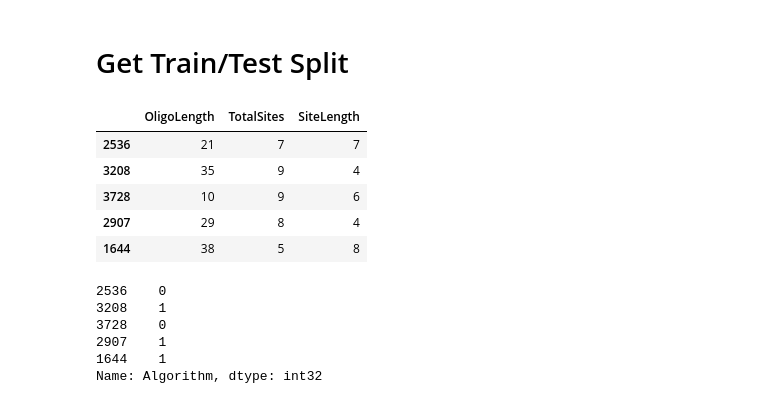
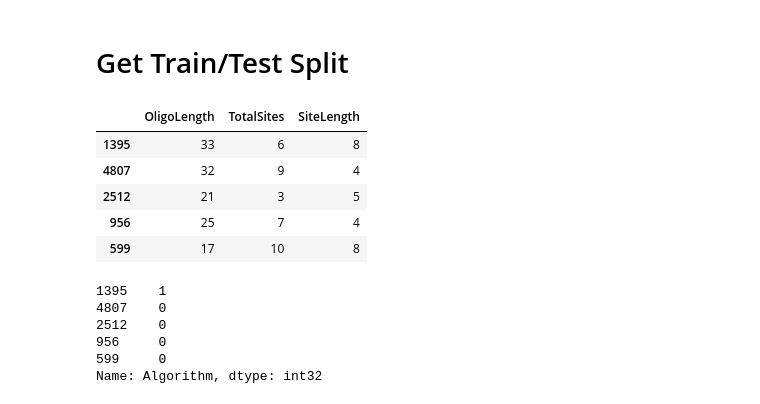
Before and after one commit to wrickord/CutFree, a Jupyter notebook: cutfree-models/Property-Model-V2.ipynb, the cells around one changed output. Drawn from its saved outputs; the diff is of its cells as text; code cells hidden in the pictures.

```diff
--- a/cutfree-models/Property-Model-V2.ipynb
+++ b/cutfree-models/Property-Model-V2.ipynb
@@ -22,7 +20,8 @@ import tensorflow as tf
 # Get Data
 # %%
 file_path = os.path.normpath(os.getcwd() + os.sep + os.pardir) + "/cutfree-simulations/runtime_data_v2.csv"
-df = pd.read_csv(file_path)
+df_original = pd.read_csv(file_path)
+df = df_original.copy()
 df.iloc[0]
 # %% [output]
 Oligo                        NNNNNN
@@ -46,0 +48,11 @@ df.loc[(df["OligoLength"] == 6) & (df["TotalSites"] == 1) & (df["SiteLength"] ==
+# %%
+conditions = [
+    (df["CutFree_Time"] <= df["CutFreeRL_Time"]),
+    (df["CutFree_Time"] > df["CutFreeRL_Time"])
+]
+
+values = [0, 1] # 0 = CutFree, 1 = CutFreeRL
+
+df["Algorithm"] = np.select(conditions, values)
+df = df[["OligoLength", "TotalSites", "SiteLength", "Algorithm", "CutFree_Time", "CutFreeRL_Time"]]
+df
@@ -46,0 +75,6 @@ df.loc[(df["OligoLength"] == 6) & (df["TotalSites"] == 1) & (df["SiteLength"] ==
+# %%
+numCutFree = df[df.Algorithm == 0].shape[0]
+print(numCutFree)
+
+numCutFreeRL = df[df.Algorithm == 1].shape[0]
+print(numCutFreeRL)
@@ -46,0 +84,4 @@ df.loc[(df["OligoLength"] == 6) & (df["TotalSites"] == 1) & (df["SiteLength"] ==
+# %%
+df_rejection = df[df.Algorithm == 0].sample(numCutFree-numCutFreeRL)
+df = df.drop(df_rejection.index)
+df
@@ -85,22 +127,22 @@ plt.show(pair_plot)
 x = df.drop(["Algorithm"], axis=1)
 y = df["Algorithm"]
 # %%
-x_train, x_test, y_train, y_test = train_test_split(x, y, test_size=0.2, random_state=100)
-x_train.head()
+x_train_df, x_test_df, y_train_df, y_test_df = train_test_split(x, y, test_size=0.2, random_state=100)
+x_train_df.head()
 # %% [output]
 |  | OligoLength | TotalSites | SiteLength |
-| 2536 | 21 | 7 | 7 |
-| 3208 | 35 | 9 | 4 |
-| 3728 | 10 | 9 | 6 |
-| 2907 | 29 | 8 | 4 |
-| 1644 | 38 | 5 | 8 |
+| 1395 | 33 | 6 | 8 |
+| 4807 | 32 | 9 | 4 |
+| 2512 | 21 | 3 | 5 |
+| 956 | 25 | 7 | 4 |
+| 599 | 17 | 10 | 8 |
 # %%
-y_train.head()
+y_train_df.head()
 # %% [output]
-2536    0
-3208    1
-3728    0
-2907    1
-1644    1
+1395    1
+4807    0
+2512    0
+956     0
+599     0
 Name: Algorithm, dtype: int32
 # %%
```
Also changed, not shown: parts of 36 cells of this notebook.
